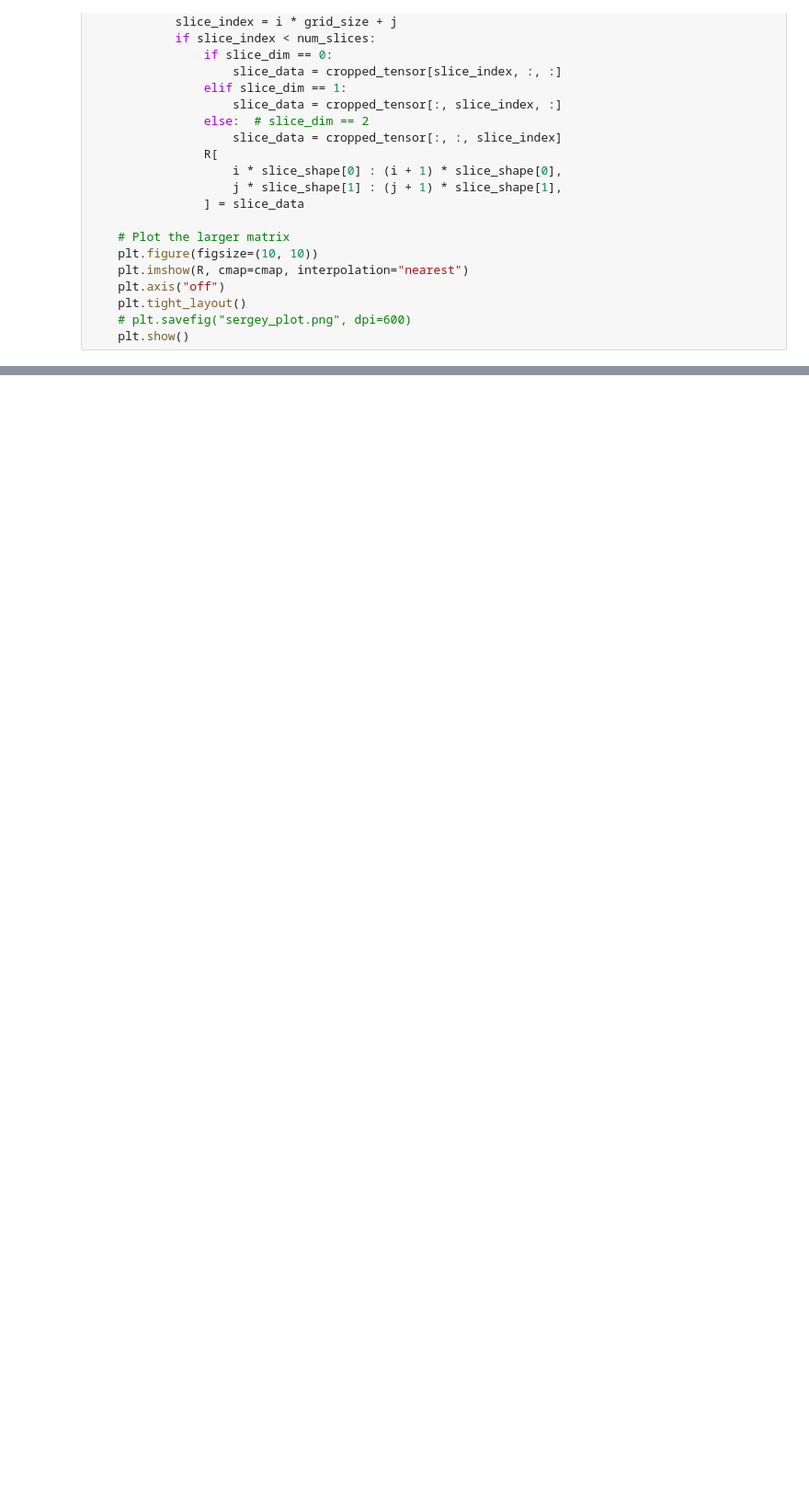
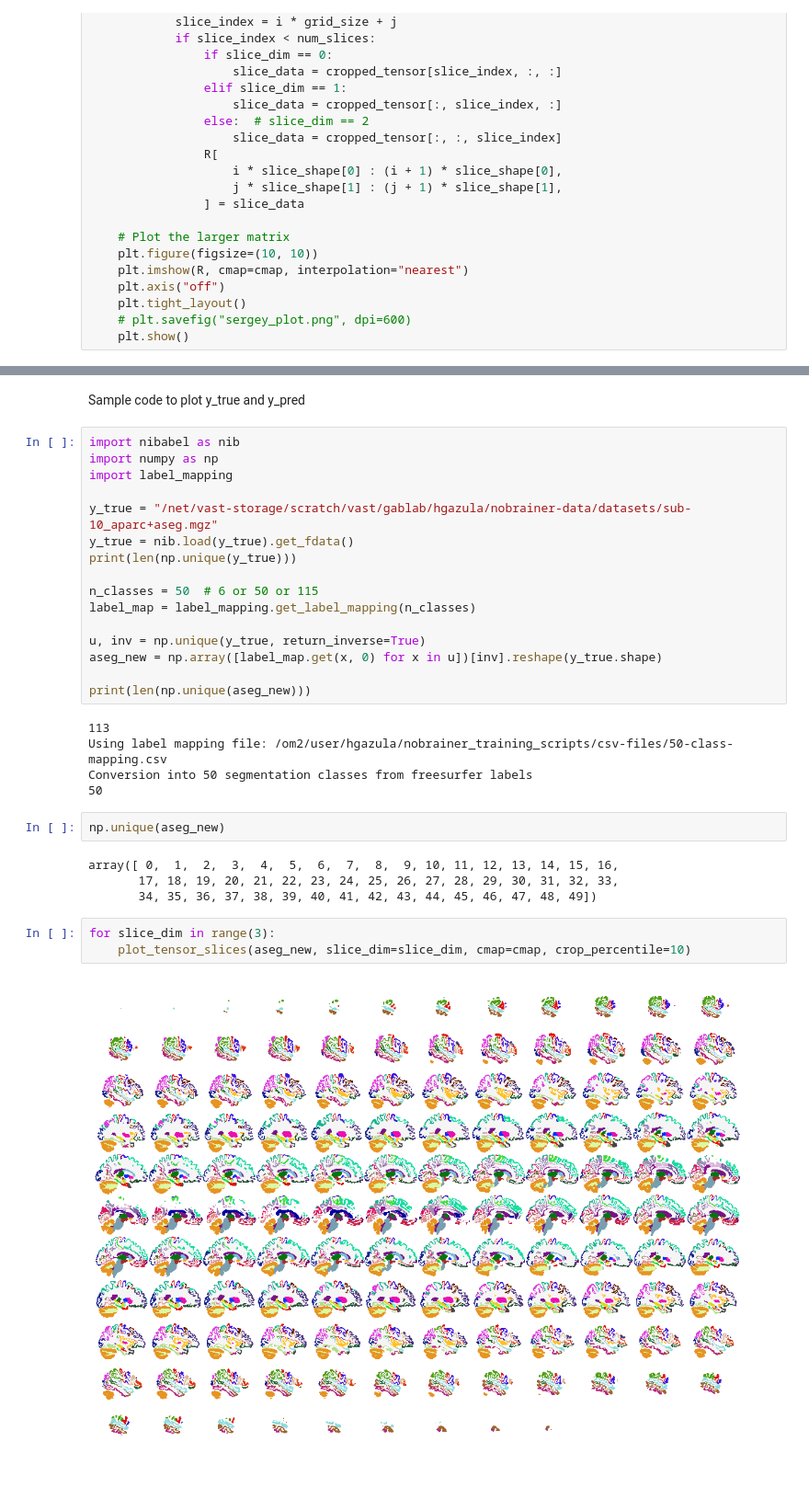
Before and after one commit to neuronets/nobrainer_training_scripts, a Jupyter notebook: 1.2.0/notebooks/brainy_plots.ipynb, the cells around one changed output, grey strips where cells are left out. Shown at 92% size. Drawn from its saved outputs; the diff is of its cells as text; blank space fills up the shorter version.

```diff
--- a/1.2.0/notebooks/brainy_plots.ipynb
+++ b/1.2.0/notebooks/brainy_plots.ipynb
@@ -144,0 +142,34 @@ for slice_dim in range(3):
+# %% [markdown]
+Sample code to plot y_true and y_pred
+# %%
+import nibabel as nib
+import numpy as np
+import label_mapping
+
+y_true = "/net/vast-storage/scratch/vast/gablab/hgazula/nobrainer-data/datasets/sub-10_aparc+aseg.mgz"
+y_true = nib.load(y_true).get_fdata()
+print(len(np.unique(y_true)))
+
+n_classes = 50  # 6 or 50 or 115
+label_map = label_mapping.get_label_mapping(n_classes)
+
+u, inv = np.unique(y_true, return_inverse=True)
+aseg_new = np.array([label_map.get(x, 0) for x in u])[inv].reshape(y_true.shape)
+
+print(len(np.unique(aseg_new)))
+# %% [output]
+113
+Using label mapping file: /om2/user/hgazula/nobrainer_training_scripts/csv-files/50-class-mapping.csv
+Conversion into 50 segmentation classes from freesurfer labels
+50
+# %%
+np.unique(aseg_new)
+# %% [output]
+array([ 0,  1,  2,  3,  4,  5,  6,  7,  8,  9, 10, 11, 12, 13, 14, 15, 16,
+       17, 18, 19, 20, 21, 22, 23, 24, 25, 26, 27, 28, 29, 30, 31, 32, 33,
+       34, 35, 36, 37, 38, 39, 40, 41, 42, 43, 44, 45, 46, 47, 48, 49])
+# %%
+for slice_dim in range(3):
+    plot_tensor_slices(aseg_new, slice_dim=slice_dim, cmap=cmap, crop_percentile=10)
+# %% [output]
+[figure, added]
```
Also changed, not shown: parts of 6 cells of this notebook, 5 other files.
